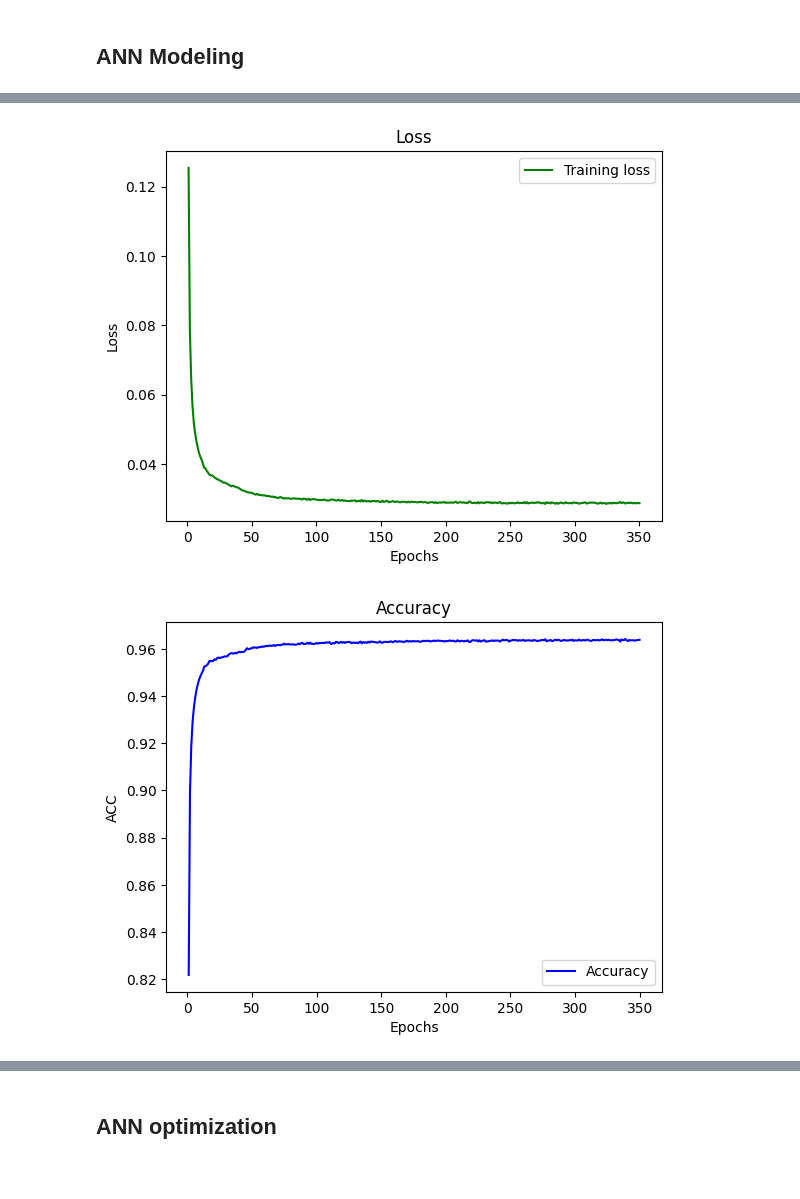
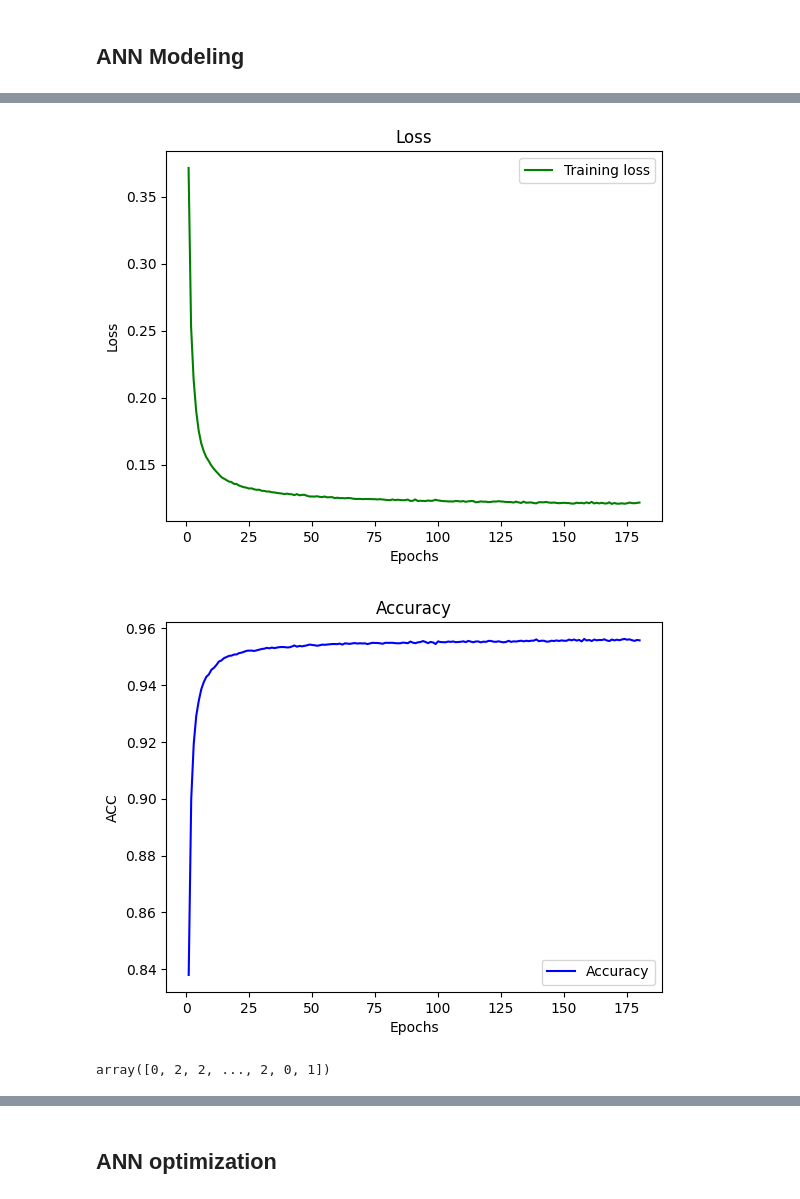
Before and after one commit to AndersCFR/CreditScoring, a Jupyter notebook: CreditScoring.ipynb, the cells around one changed output, grey strips where cells are left out. Cells and saved outputs as stored; diff of their text form; code cells hidden in the pictures.

Commit message:
feat: model with three categories

```diff
--- a/CreditScoring.ipynb
+++ b/CreditScoring.ipynb
@@ -287,8 +287,8 @@ encoder = ce.OrdinalEncoder(cols=['SEXO', 'TIPO DEST.', 'ESTADO CIVIL', 'TIPO DE
                                 'B2': 1,
                                 'C1': 1,
                                 'C2': 1,
-                                'D': 1,
-                                'E': 1,
+                                'D': 2,
+                                'E': 2,
                                 }
                            },
                            {
@@ -776,8 +774,9 @@ model = Sequential()
 model.add(Dense(17, input_dim=17, activation='selu'))
 model.add(Dense(18, activation='relu'))
 model.add(Dense(18,activation='tanh'))
-model.add(Dense(1,activation='sigmoid'))
-model.compile(loss='mean_squared_error',optimizer='adam', metrics=['binary_accuracy'])
+# model.add(Dense(1,activation='sigmoid')) # for binary clasification
+model.add(Dense(3, activation='softmax'))
+model.compile(loss='categorical_crossentropy',optimizer='adam', metrics=['categorical_accuracy'])
 
 epochs = 180
 
@@ -802,10 +801,13 @@ Non-trainable params: 0
 _________________________________________________________________
 # %%
 # Train model
-history = model.fit(x_train, y_train, epochs=epochs)
+from keras.utils import np_utils
+
+y_aux = np_utils.to_categorical(y_train)
+history = model.fit(x_train, y_aux, epochs=epochs)
 
 # Scores the model
-scores = model.evaluate(x_train, y_train)
+scores = model.evaluate(x_train, y_aux)
 
 # Printing results
 print("\n%s: %.2f%%" % (model.metrics_names[1], scores[1]*100))
@@ -833,27 +843,34 @@ Epoch 7/350
 # %%
 # Getting training metrics
 
 # Gráfica de loss vs epochs
 loss_train = history.history['loss']
-acc = history.history['binary_accuracy']
+acc = history.history['categorical_accuracy']
 epochs = range(1, epochs+1)
 plt.plot(epochs, loss_train, 'g', label='Training loss')
 plt.title('Loss')
 plt.xlabel('Epochs')
 plt.ylabel('Loss')
 plt.legend()
 plt.show()
 
 # Gráfica de acc vs epochs
 plt.plot(epochs, acc, 'b', label='Accuracy')
 plt.title('Accuracy')
 plt.xlabel('Epochs')
 plt.ylabel('ACC')
 plt.legend()
 plt.show()
 # %% [output]
-[figure, old version]
+[figure, new version]
-[figure, old version]
+[figure, new version]
+# %%
+y_pred_test
+
+y_classes = y_pred_test.argmax(axis=-1)
+y_classes
+# %% [output]
+array([0, 2, 2, ..., 2, 0, 1])
 # %%
 # Predictions and model evaluation
 
```
Also changed, not shown: parts of 29 cells of this notebook, 2 other files.
